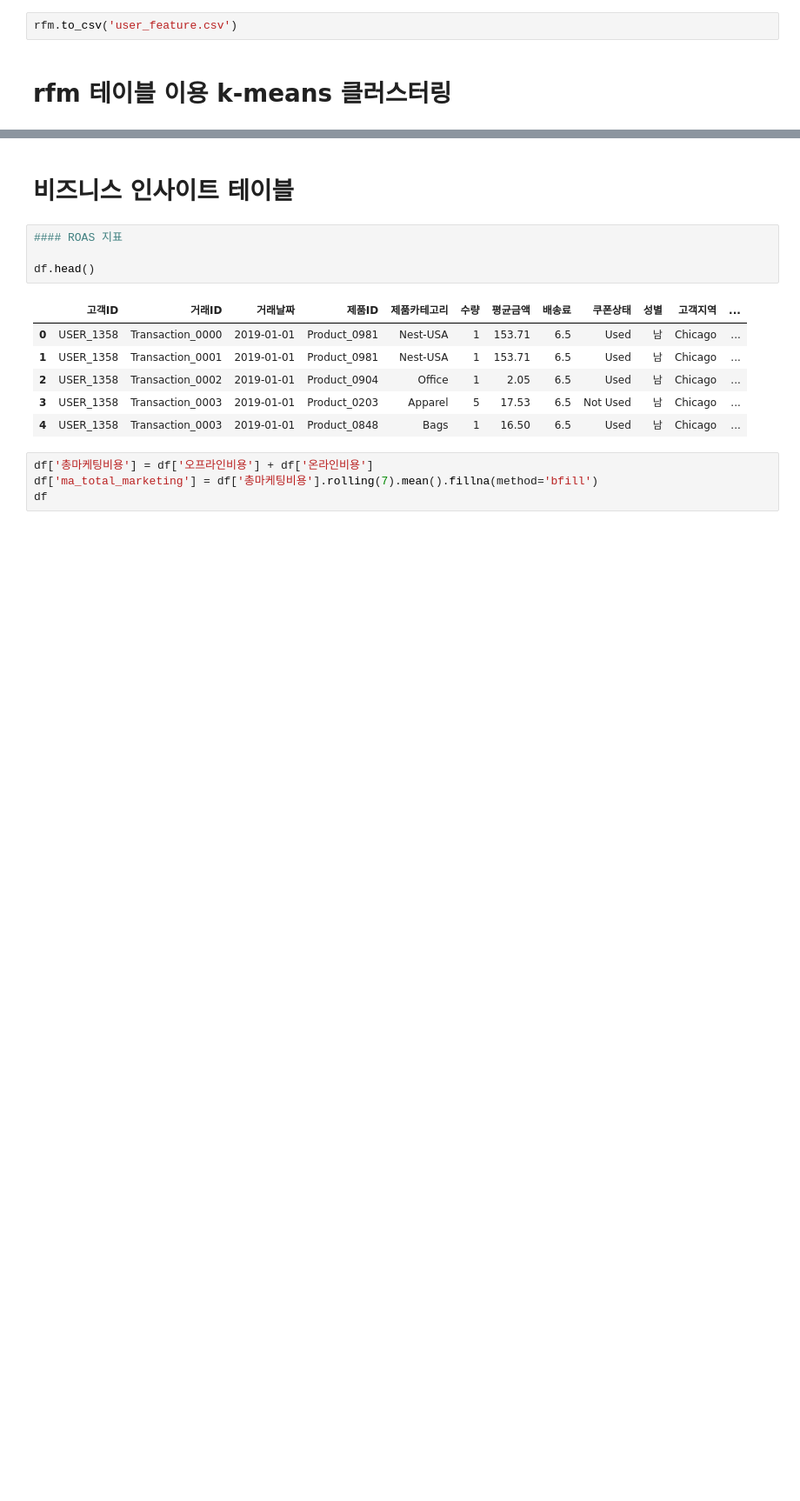
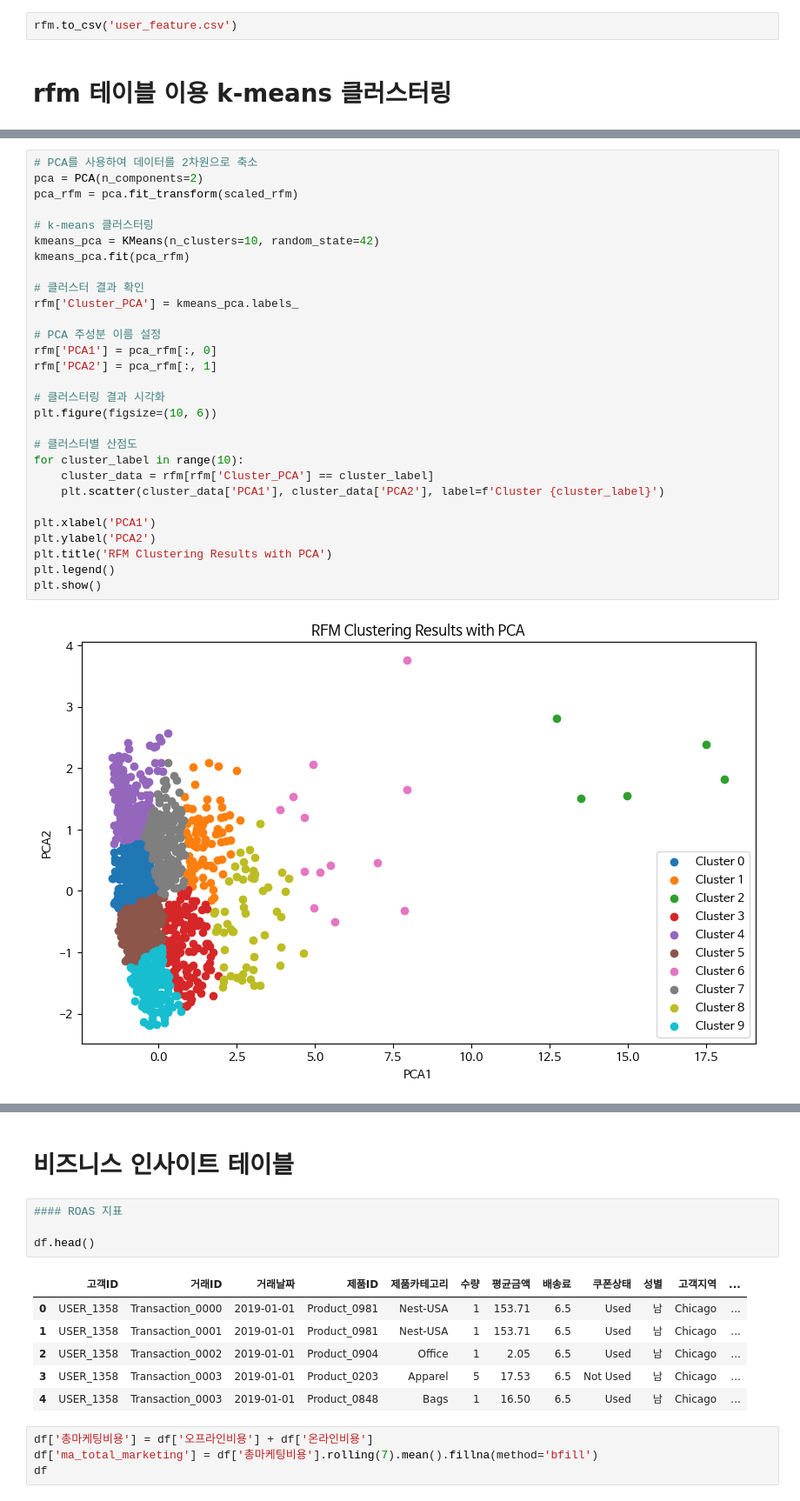
Before and after one commit to ColorConeHead/final_project, a Jupyter notebook: final_project_merge.ipynb, the cells around one changed output, grey strips where cells are left out. Shown at 87% size. Cells and saved outputs as stored; diff of their text form; blank space fills up the shorter version.

```diff
--- a/final_project_merge.ipynb
+++ b/final_project_merge.ipynb
@@ -270,0 +321,31 @@ rfm.to_csv('user_feature.csv')
+# %%
+# PCA를 사용하여 데이터를 2차원으로 축소
+pca = PCA(n_components=2)
+pca_rfm = pca.fit_transform(scaled_rfm)
+
+# k-means 클러스터링
+kmeans_pca = KMeans(n_clusters=10, random_state=42)
+kmeans_pca.fit(pca_rfm)
+
+# 클러스터 결과 확인
+rfm['Cluster_PCA'] = kmeans_pca.labels_
+
+# PCA 주성분 이름 설정
+rfm['PCA1'] = pca_rfm[:, 0]
+rfm['PCA2'] = pca_rfm[:, 1]
+
+# 클러스터링 결과 시각화
+plt.figure(figsize=(10, 6))
+
+# 클러스터별 산점도
+for cluster_label in range(10):
+    cluster_data = rfm[rfm['Cluster_PCA'] == cluster_label]
+    plt.scatter(cluster_data['PCA1'], cluster_data['PCA2'], label=f'Cluster {cluster_label}')
+
+plt.xlabel('PCA1')
+plt.ylabel('PCA2')
+plt.title('RFM Clustering Results with PCA')
+plt.legend()
+plt.show()
+# %% [output]
+[figure, added]
```
Also changed, not shown: parts of 8 cells of this notebook.
